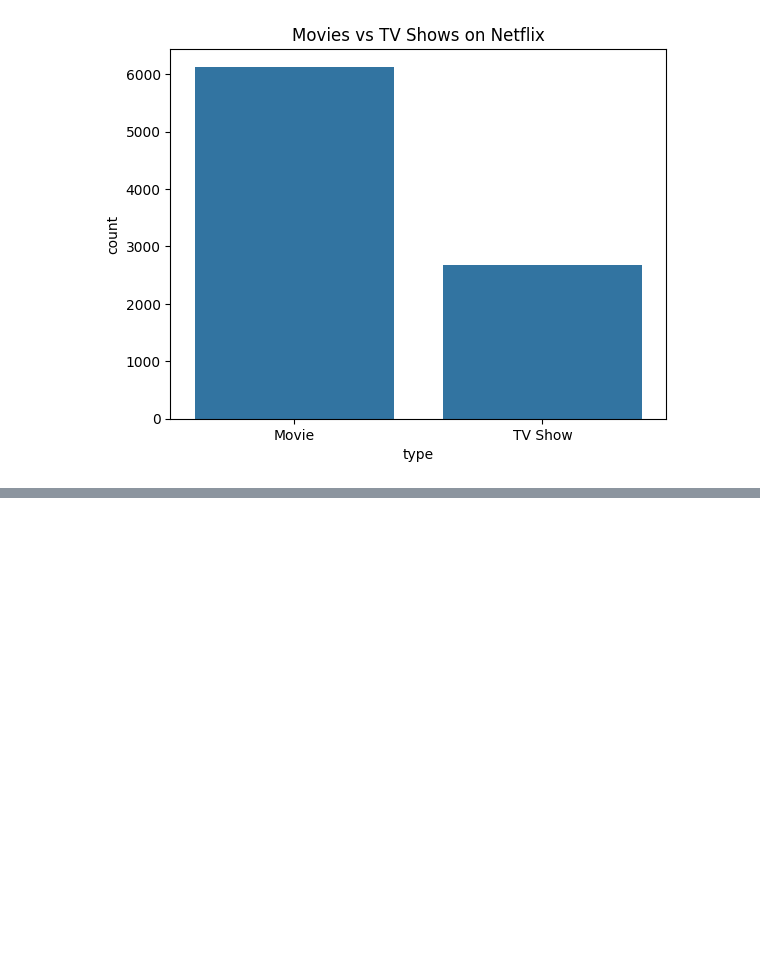
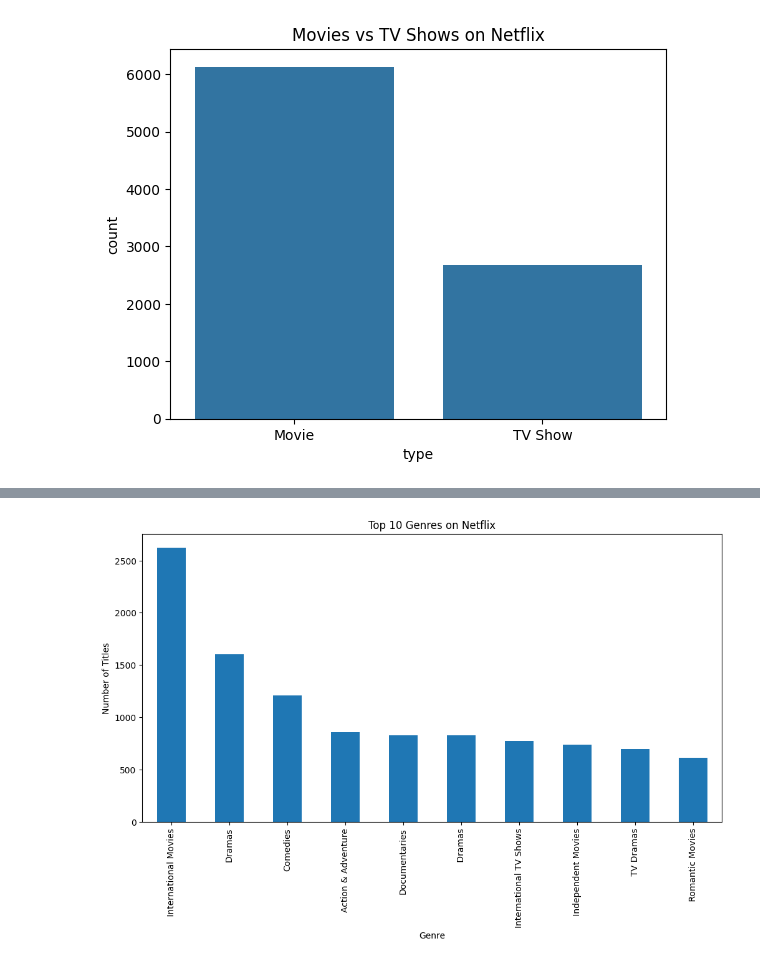
Before and after one commit to MadelinaDeng/Netflix-data-analysis, a Jupyter notebook: notebooks/netflix_analysis.ipynb, the cells around one changed output, grey strips where cells are left out. Saved outputs shown, nothing was run; the diff lists cells and outputs as text; code cells hidden in the pictures; blank space fills up the shorter version.

```diff
--- a/notebooks/netflix_analysis.ipynb
+++ b/notebooks/netflix_analysis.ipynb
@@ -39,0 +77,6 @@ df [ 'release_year'].value_counts().head()
+# %%
+genres = df['listed_in'].str.split(',' ,expand=True).stack()
+# %%
+genres_counts = genres.value_counts()
+genres_counts.head(10)
+#To find rhe most common genre
@@ -39,0 +95,11 @@ df [ 'release_year'].value_counts().head()
+# %%
+plt.figure(figsize=(12, 6))
+genres_counts.head(10).plot(kind='bar')
+
+plt.title('Top 10 Genres on Netflix')
+plt.xlabel('Genre')
+plt.ylabel('Number of Titles')
+
+plt.show()
+# %% [output]
+[figure, added]
```
Also changed, not shown: parts of 11 cells of this notebook.
